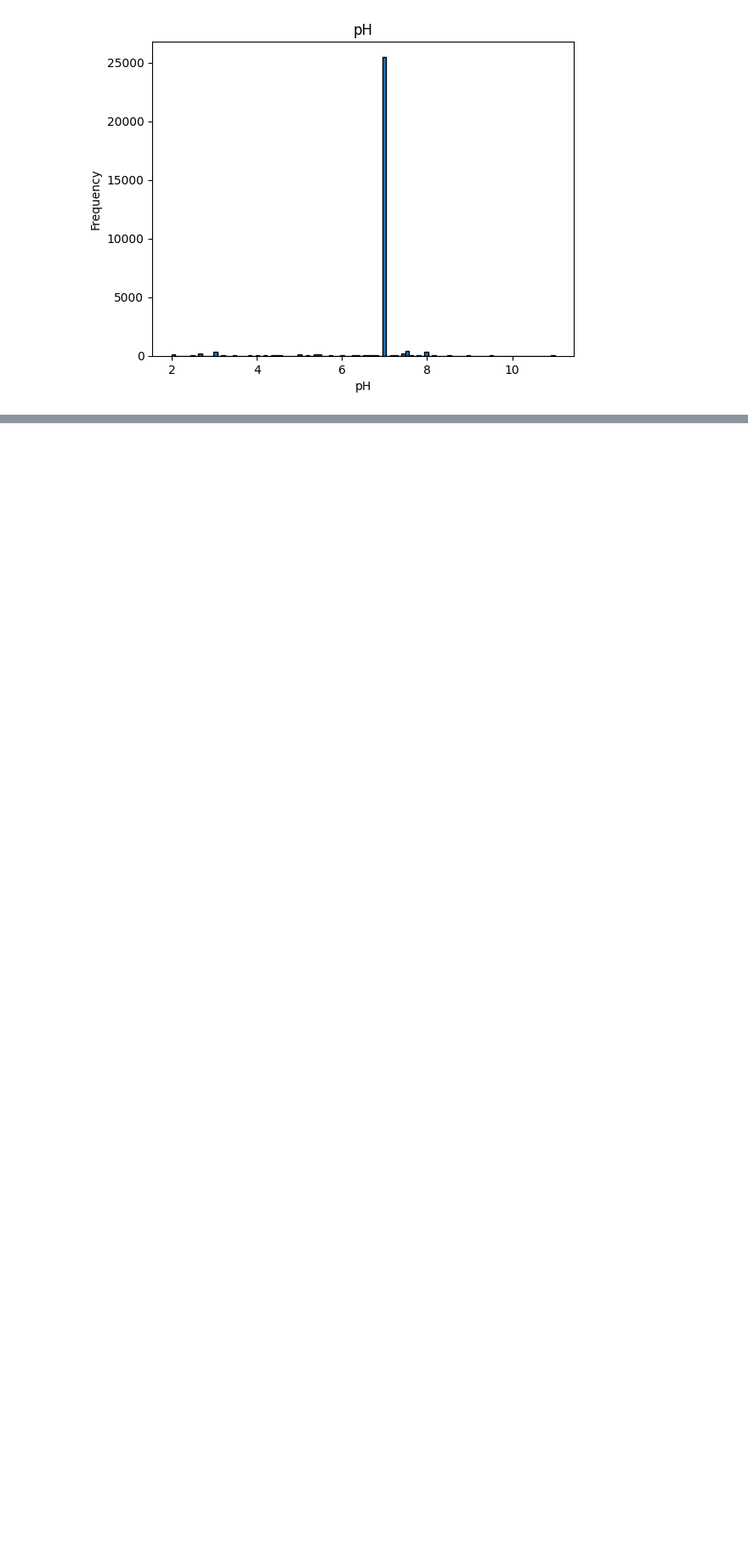
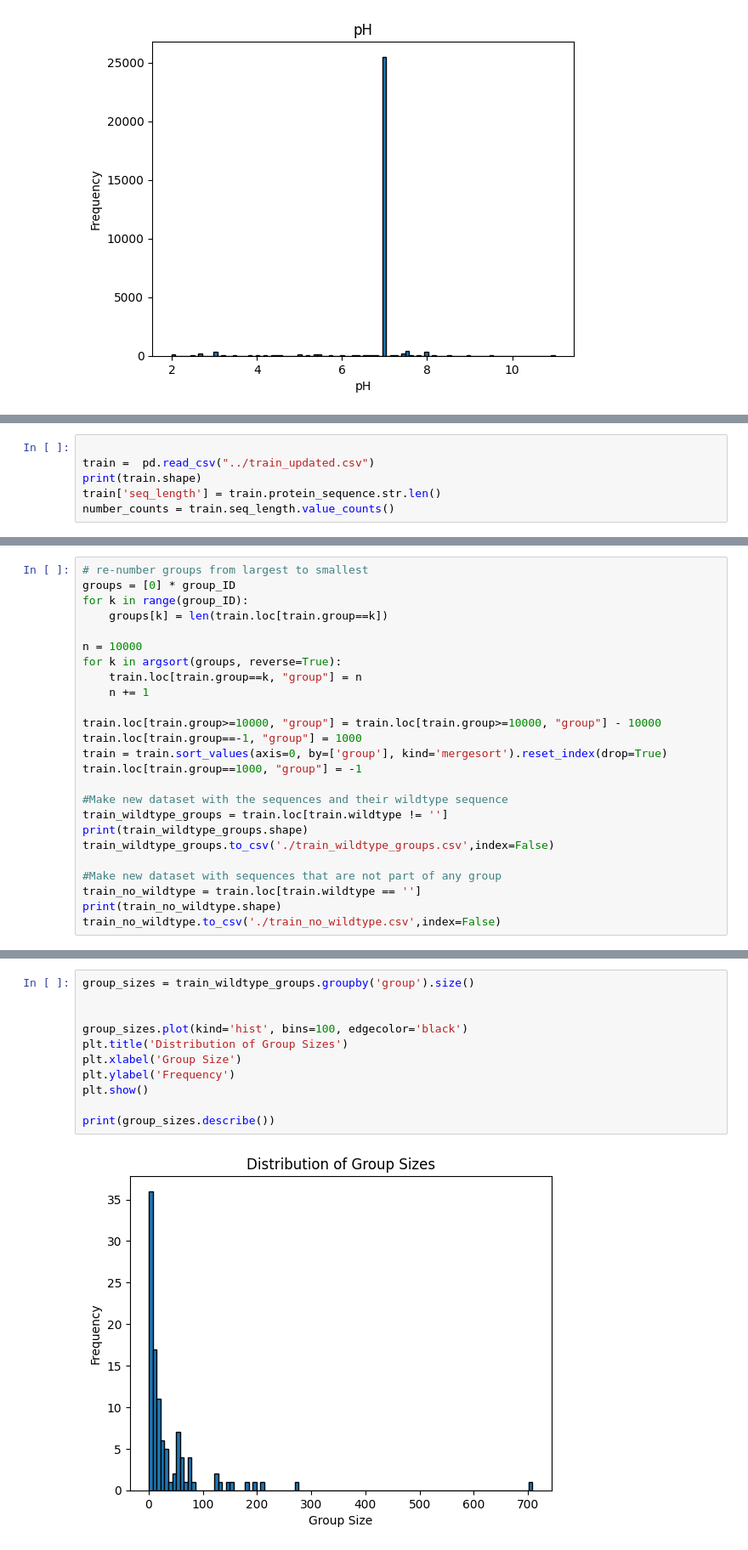
Before and after one commit to CS-433/ml-project-2-orlovietf, a Jupyter notebook: models/data_exploration.ipynb, the cells around one changed output, grey strips where cells are left out. Shown at 85% size. Saved outputs shown, nothing was run; the diff lists cells and outputs as text; blank space fills up the shorter version.

```diff
--- a/models/data_exploration.ipynb
+++ b/models/data_exploration.ipynb
@@ -74,0 +85,6 @@ plt.show()
+# %%
+
+train =  pd.read_csv("../train_updated.csv")
+print(train.shape)
+train['seq_length'] = train.protein_sequence.str.len()
+number_counts = train.seq_length.value_counts()
@@ -74,0 +261,25 @@ plt.show()
+# %%
+# re-number groups from largest to smallest
+groups = [0] * group_ID
+for k in range(group_ID):
+    groups[k] = len(train.loc[train.group==k])
+
+n = 10000
+for k in argsort(groups, reverse=True):
+    train.loc[train.group==k, "group"] = n
+    n += 1
+
+train.loc[train.group>=10000, "group"] = train.loc[train.group>=10000, "group"] - 10000
+train.loc[train.group==-1, "group"] = 1000
+train = train.sort_values(axis=0, by=['group'], kind='mergesort').reset_index(drop=True)
+train.loc[train.group==1000, "group"] = -1
+
+#Make new dataset with the sequences and their wildtype sequence
+train_wildtype_groups = train.loc[train.wildtype != '']
+print(train_wildtype_groups.shape)
+train_wildtype_groups.to_csv('./train_wildtype_groups.csv',index=False)
+
+#Make new dataset with sequences that are not part of any group
+train_no_wildtype = train.loc[train.wildtype == '']
+print(train_no_wildtype.shape)
+train_no_wildtype.to_csv('./train_no_wildtype.csv',index=False)
@@ -74,0 +299,13 @@ plt.show()
+# %%
+group_sizes = train_wildtype_groups.groupby('group').size()
+
+
+group_sizes.plot(kind='hist', bins=100, edgecolor='black')
+plt.title('Distribution of Group Sizes')
+plt.xlabel('Group Size')
+plt.ylabel('Frequency')
+plt.show()
+
+print(group_sizes.describe())
+# %% [output]
+[figure, added]
```
Also changed, not shown: parts of 8 cells of this notebook, 3 other files.
